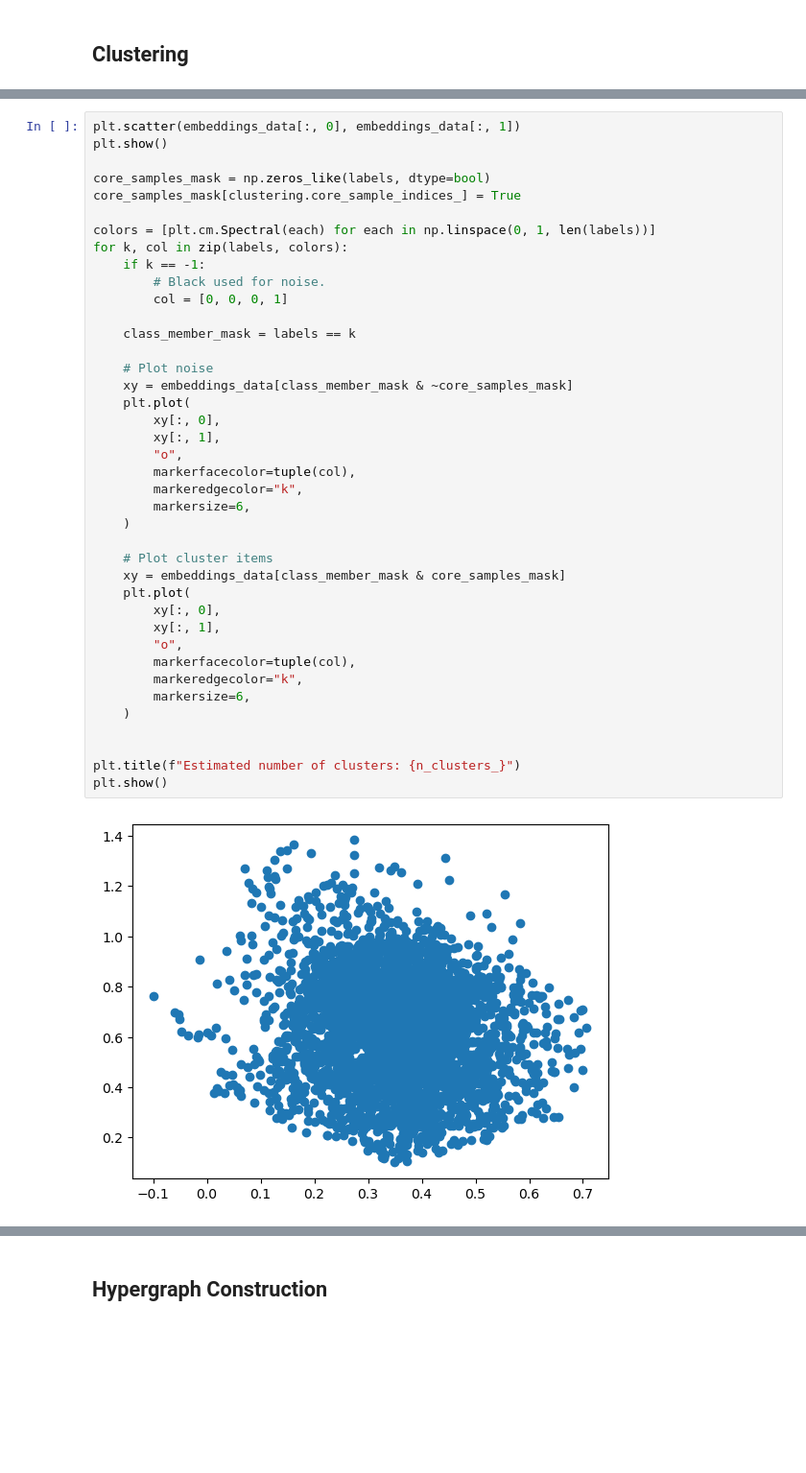
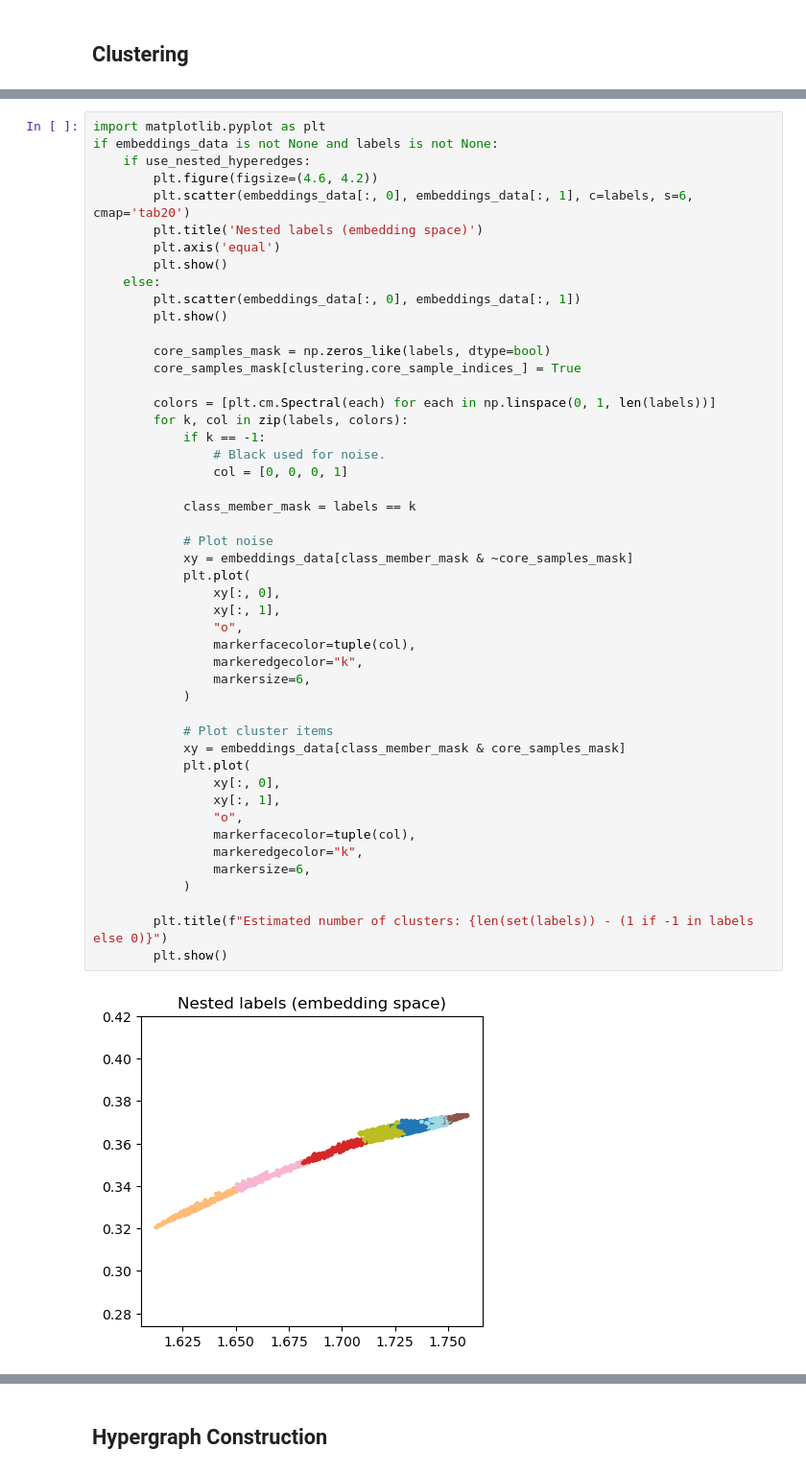
Before and after one commit to Mehrads/Spatial-Transcriptomics-via-Hypergraph, a Jupyter notebook: hypergraph.ipynb, the cells around one changed output, grey strips where cells are left out. Shown at 96% size. Drawn from its saved outputs; the diff is of its cells as text; blank space fills up the shorter version.

Commit message:
Commit nested learning

```diff
--- a/hypergraph.ipynb
+++ b/hypergraph.ipynb
@@ -84,42 +128,50 @@ array([ 0, -1,  0, ...,  0,  1,  0])
 # %%
-plt.scatter(embeddings_data[:, 0], embeddings_data[:, 1])
-plt.show()
+import matplotlib.pyplot as plt
+if embeddings_data is not None and labels is not None:
+    if use_nested_hyperedges:
+        plt.figure(figsize=(4.6, 4.2))
+        plt.scatter(embeddings_data[:, 0], embeddings_data[:, 1], c=labels, s=6, cmap='tab20')
+        plt.title('Nested labels (embedding space)')
+        plt.axis('equal')
+        plt.show()
+    else:
+        plt.scatter(embeddings_data[:, 0], embeddings_data[:, 1])
+        plt.show()
 
-core_samples_mask = np.zeros_like(labels, dtype=bool)
-core_samples_mask[clustering.core_sample_indices_] = True
+        core_samples_mask = np.zeros_like(labels, dtype=bool)
+        core_samples_mask[clustering.core_sample_indices_] = True
 
-colors = [plt.cm.Spectral(each) for each in np.linspace(0, 1, len(labels))]
-for k, col in zip(labels, colors):
-	if k == -1:
-		# Black used for noise.
-		col = [0, 0, 0, 1]
+        colors = [plt.cm.Spectral(each) for each in np.linspace(0, 1, len(labels))]
+        for k, col in zip(labels, colors):
+            if k == -1:
+                # Black used for noise.
+                col = [0, 0, 0, 1]
 
-	class_member_mask = labels == k
+            class_member_mask = labels == k
 
-	# Plot noise
-	xy = embeddings_data[class_member_mask & ~core_samples_mask]
-	plt.plot(
-		xy[:, 0],
-		xy[:, 1],
-		"o",
-		markerfacecolor=tuple(col),
-		markeredgecolor="k",
-		markersize=6,
-	)
+            # Plot noise
+            xy = embeddings_data[class_member_mask & ~core_samples_mask]
+            plt.plot(
+                xy[:, 0],
+                xy[:, 1],
+                "o",
+                markerfacecolor=tuple(col),
+                markeredgecolor="k",
+                markersize=6,
+            )
 
-	# Plot cluster items
-	xy = embeddings_data[class_member_mask & core_samples_mask]
-	plt.plot(
-		xy[:, 0],
-		xy[:, 1],
-		"o",
-		markerfacecolor=tuple(col),
-		markeredgecolor="k",
-		markersize=6,
-	)
+            # Plot cluster items
+            xy = embeddings_data[class_member_mask & core_samples_mask]
+            plt.plot(
+                xy[:, 0],
+                xy[:, 1],
+                "o",
+                markerfacecolor=tuple(col),
+                markeredgecolor="k",
+                markersize=6,
+            )
 
-
-plt.title(f"Estimated number of clusters: {n_clusters_}")
-plt.show()
+        plt.title(f"Estimated number of clusters: {len(set(labels)) - (1 if -1 in labels else 0)}")
+        plt.show()
 # %% [output]
-[figure, old version]
+[figure, new version]
```
Also changed, not shown: parts of 12 cells of this notebook, 18 other files.
